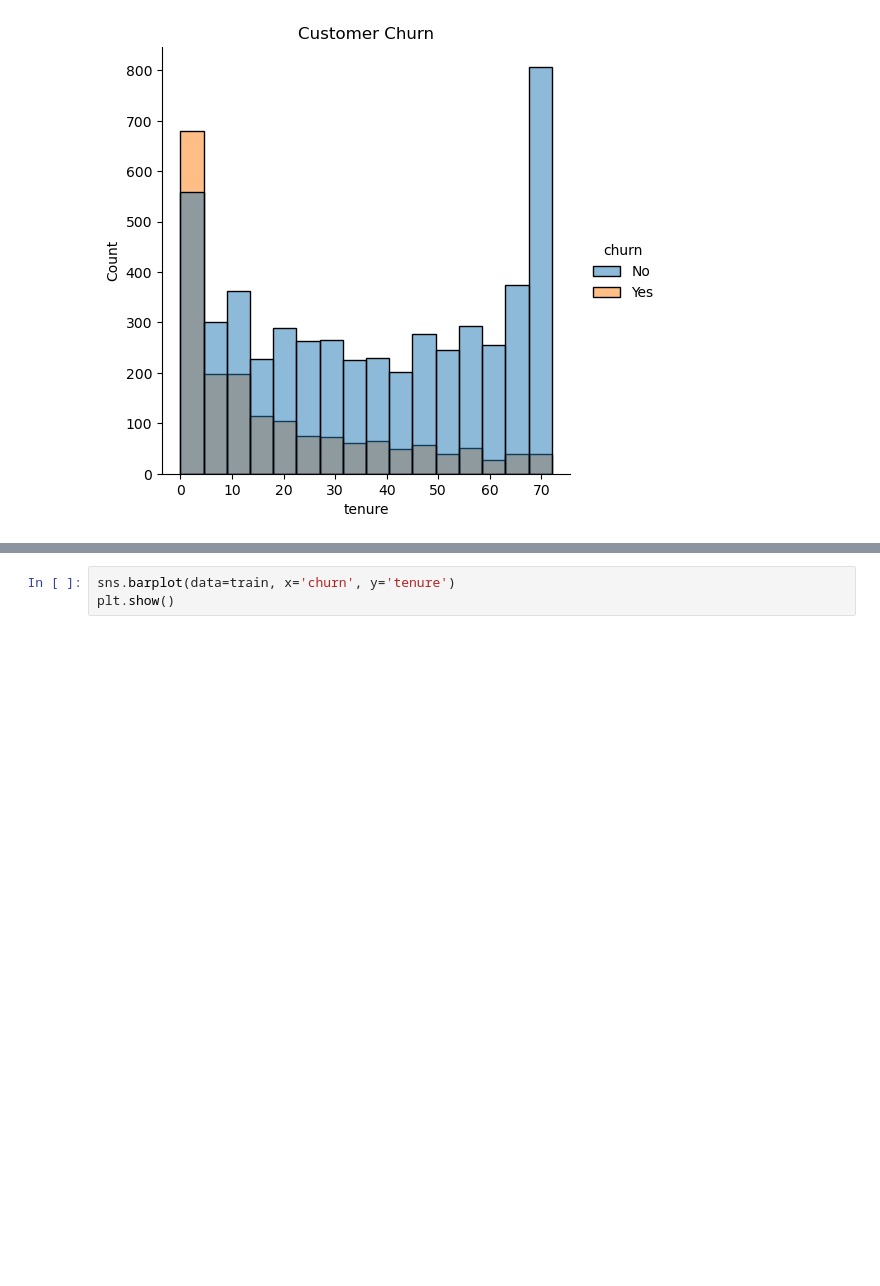
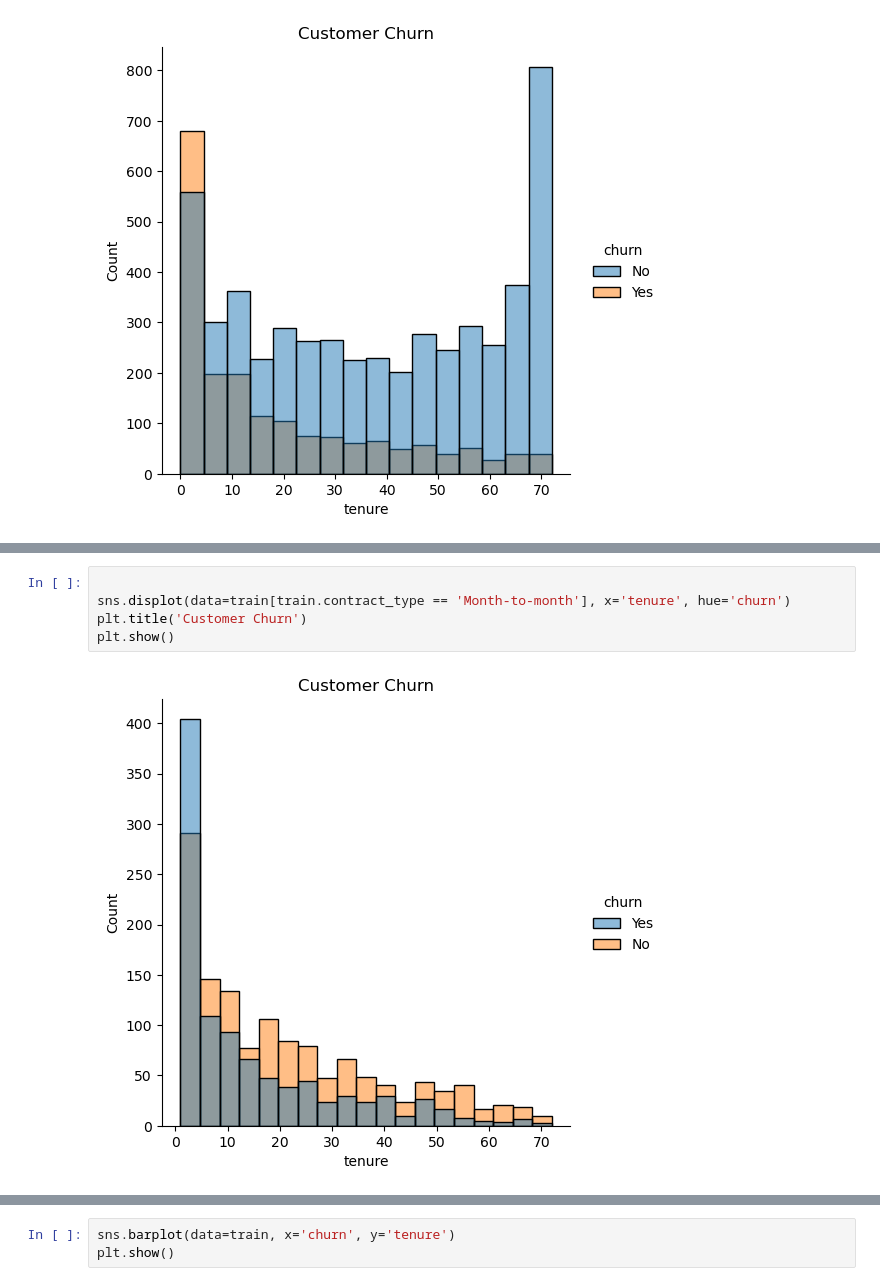
Before and after one commit to manuel-salazar1/project-churn, a Jupyter notebook: non-final.ipynb, the cells around one changed output, grey strips where cells are left out. Cells and saved outputs as stored; diff of their text form; blank space fills up the shorter version.

```diff
--- a/non-final.ipynb
+++ b/non-final.ipynb
@@ -332,0 +340,7 @@ plt.show()
+# %%
+
+sns.displot(data=train[train.contract_type == 'Month-to-month'], x='tenure', hue='churn')
+plt.title('Customer Churn')
+plt.show()
+# %% [output]
+[figure, added]
```
Also changed, not shown: parts of 9 cells of this notebook.
